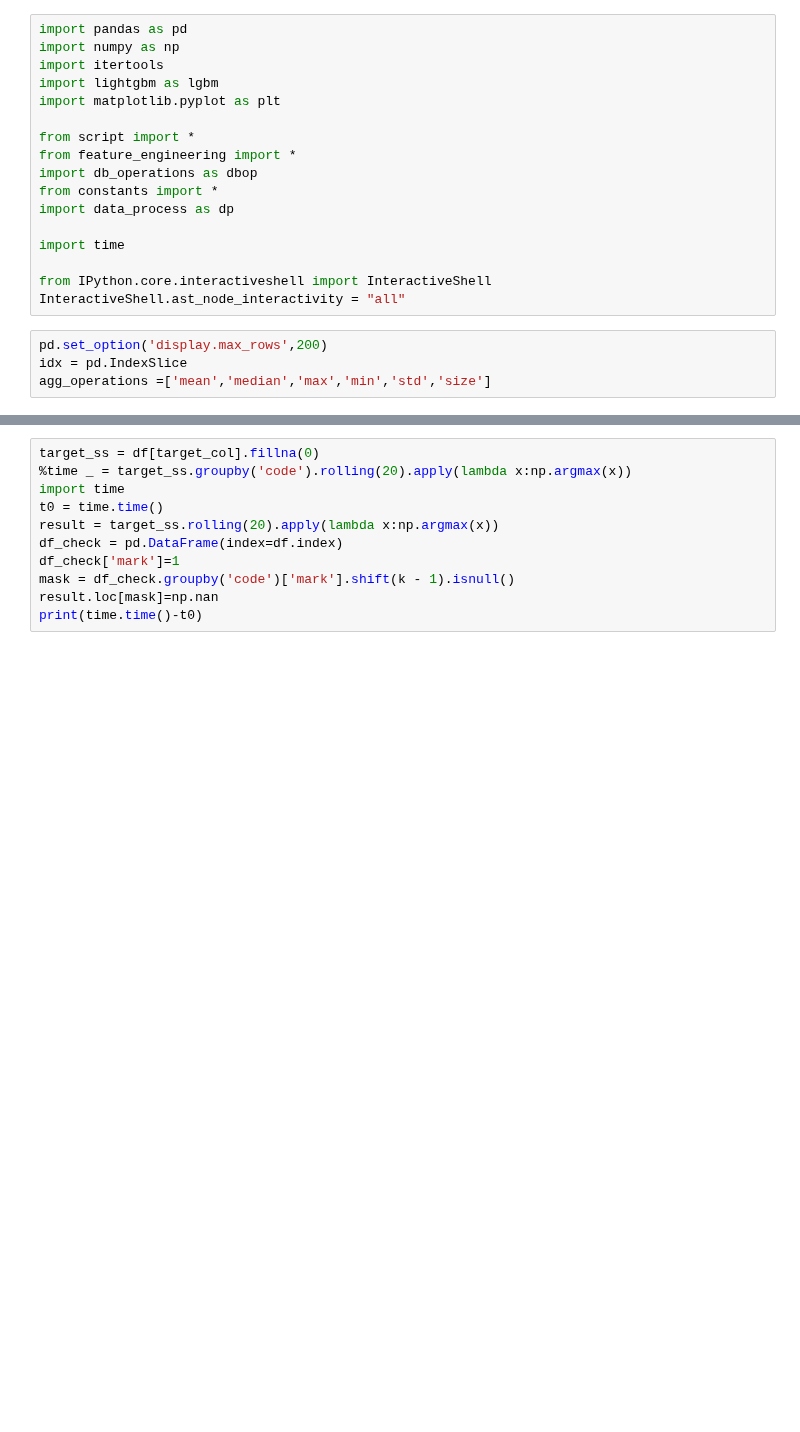
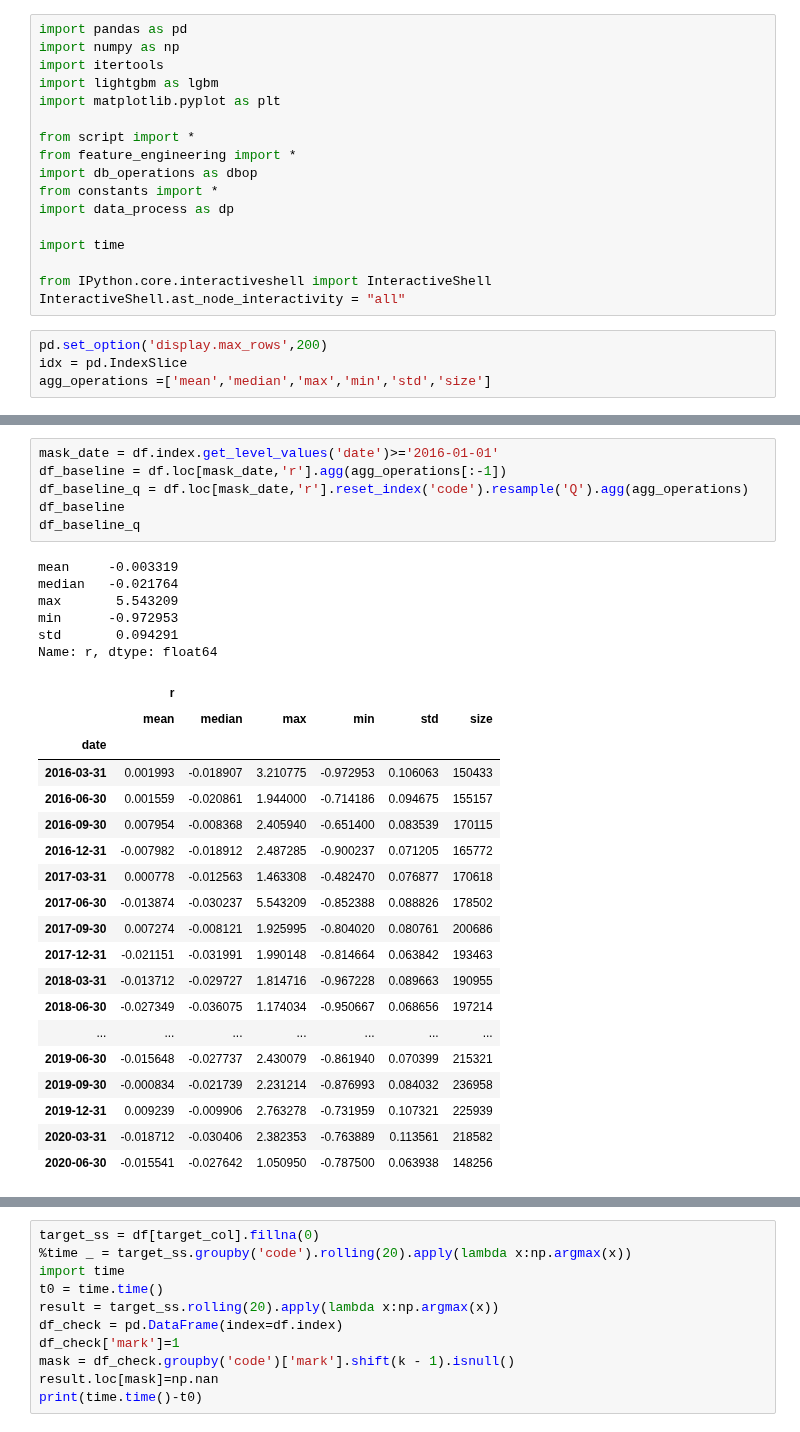
Before and after one commit to Bantorra0/Quant, a Jupyter notebook: 大涨缩量横盘.ipynb, the cells around one changed output, grey strips where cells are left out. Saved outputs shown, nothing was run; the diff lists cells and outputs as text; blank space fills up the shorter version.

```diff
--- a/大涨缩量横盘.ipynb
+++ b/大涨缩量横盘.ipynb
@@ -153,0 +132,32 @@ f(x)
+# %%
+mask_date = df.index.get_level_values('date')>='2016-01-01'
+df_baseline = df.loc[mask_date,'r'].agg(agg_operations[:-1])
+df_baseline_q = df.loc[mask_date,'r'].reset_index('code').resample('Q').agg(agg_operations)
+df_baseline
+df_baseline_q
+# %% [output]
+mean     -0.003319
+median   -0.021764
+max       5.543209
+min      -0.972953
+std       0.094291
+Name: r, dtype: float64
+|  | r |  |  |  |  |  |
+|  | mean | median | max | min | std | size |
+| date |  |  |  |  |  |  |
+| 2016-03-31 | 0.001993 | -0.018907 | 3.210775 | -0.972953 | 0.106063 | 150433 |
+| 2016-06-30 | 0.001559 | -0.020861 | 1.944000 | -0.714186 | 0.094675 | 155157 |
+| 2016-09-30 | 0.007954 | -0.008368 | 2.405940 | -0.651400 | 0.083539 | 170115 |
+| 2016-12-31 | -0.007982 | -0.018912 | 2.487285 | -0.900237 | 0.071205 | 165772 |
+| 2017-03-31 | 0.000778 | -0.012563 | 1.463308 | -0.482470 | 0.076877 | 170618 |
+| 2017-06-30 | -0.013874 | -0.030237 | 5.543209 | -0.852388 | 0.088826 | 178502 |
+| 2017-09-30 | 0.007274 | -0.008121 | 1.925995 | -0.804020 | 0.080761 | 200686 |
+| 2017-12-31 | -0.021151 | -0.031991 | 1.990148 | -0.814664 | 0.063842 | 193463 |
+| 2018-03-31 | -0.013712 | -0.029727 | 1.814716 | -0.967228 | 0.089663 | 190955 |
+| 2018-06-30 | -0.027349 | -0.036075 | 1.174034 | -0.950667 | 0.068656 | 197214 |
+| ... | ... | ... | ... | ... | ... | ... |
+| 2019-06-30 | -0.015648 | -0.027737 | 2.430079 | -0.861940 | 0.070399 | 215321 |
+| 2019-09-30 | -0.000834 | -0.021739 | 2.231214 | -0.876993 | 0.084032 | 236958 |
+| 2019-12-31 | 0.009239 | -0.009906 | 2.763278 | -0.731959 | 0.107321 | 225939 |
+| 2020-03-31 | -0.018712 | -0.030406 | 2.382353 | -0.763889 | 0.113561 | 218582 |
+| 2020-06-30 | -0.015541 | -0.027642 | 1.050950 | -0.787500 | 0.063938 | 148256 |
```
Also changed, not shown: parts of 14 cells of this notebook, 2 other files.
